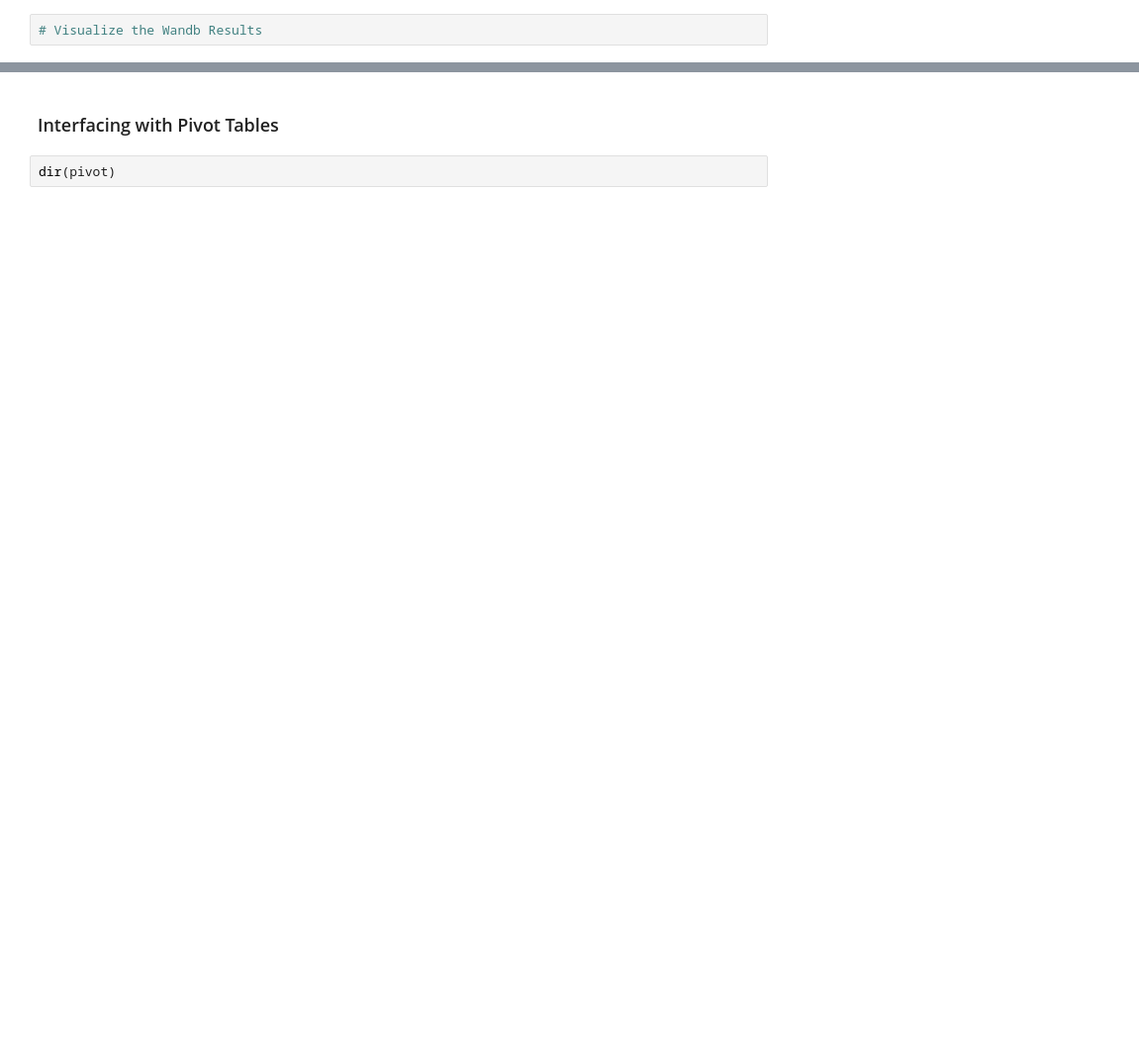
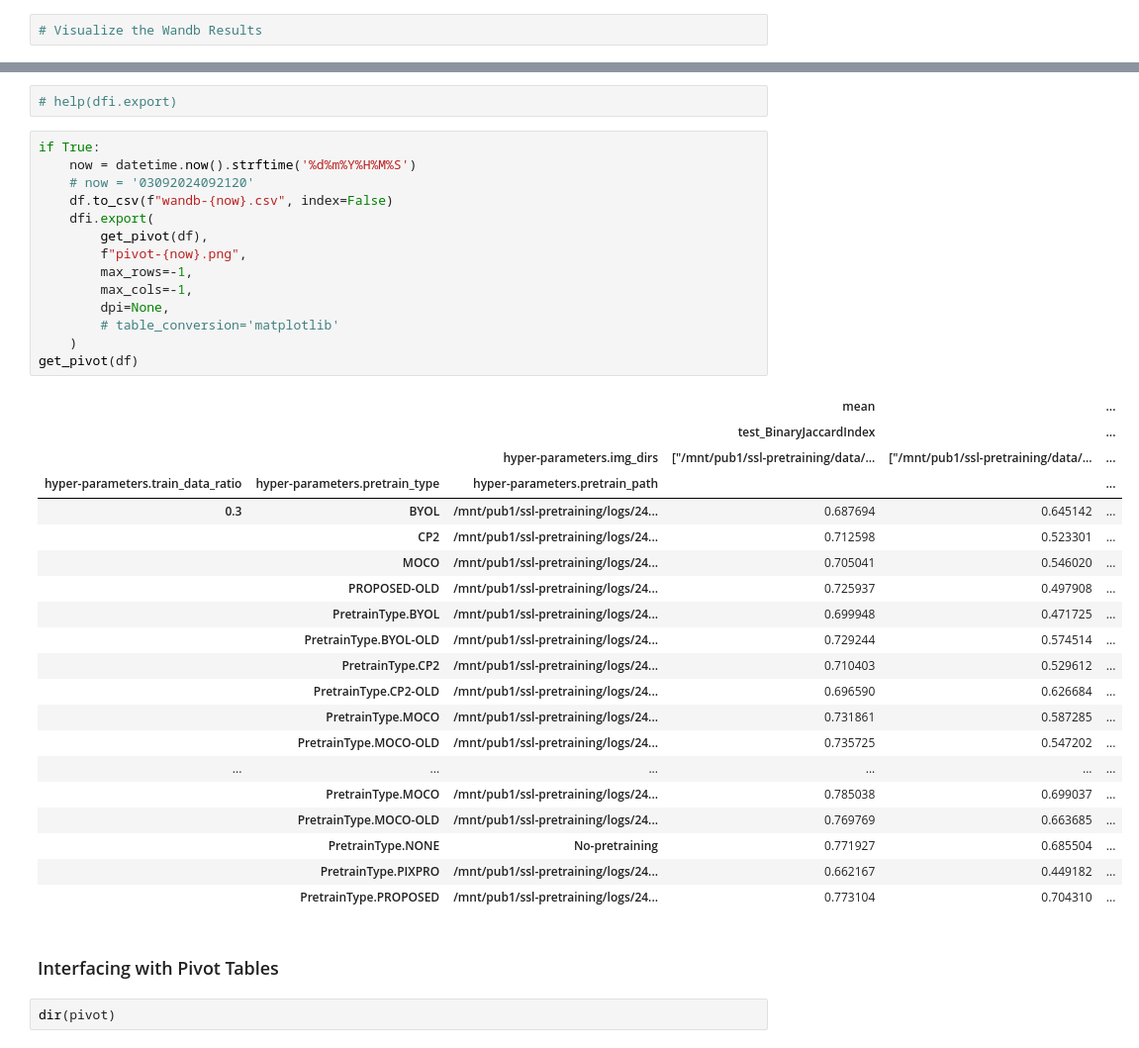
Before and after one commit to kimathikaai/CP2, a Jupyter notebook: tools/wandb.ipynb, the cells around one changed output, grey strips where cells are left out. Shown at 99% size. Saved outputs shown, nothing was run; the diff lists cells and outputs as text; blank space fills up the shorter version.

```diff
--- a/tools/wandb.ipynb
+++ b/tools/wandb.ipynb
@@ -176,3 +211,40 @@ for dataset in datasets:
+# %%
+# help(dfi.export)
+# %%
+if True:
+    now = datetime.now().strftime('%d%m%Y%H%M%S')
+    # now = '03092024092120'
+    df.to_csv(f"wandb-{now}.csv", index=False)
+    dfi.export(
+        get_pivot(df),
+        f"pivot-{now}.png",
+        max_rows=-1,
+        max_cols=-1,
+        dpi=None,
+        # table_conversion='matplotlib'
+    )
+get_pivot(df)
+# %% [output]
+|  |  |  | mean |  | ... |
+|  |  |  | test_BinaryJaccardIndex |  | ... |
+|  |  | hyper-parameters.img_dirs | ["/mnt/pub1/ssl-pretraining/data/... | ["/mnt/pub1/ssl-pretraining/data/... | ... |
+| hyper-parameters.train_data_ratio | hyper-parameters.pretrain_type | hyper-parameters.pretrain_path |  |  | ... |
+| 0.3 | BYOL | /mnt/pub1/ssl-pretraining/logs/24... | 0.687694 | 0.645142 | ... |
+|  | CP2 | /mnt/pub1/ssl-pretraining/logs/24... | 0.712598 | 0.523301 | ... |
+|  | MOCO | /mnt/pub1/ssl-pretraining/logs/24... | 0.705041 | 0.546020 | ... |
+|  | PROPOSED-OLD | /mnt/pub1/ssl-pretraining/logs/24... | 0.725937 | 0.497908 | ... |
+|  | PretrainType.BYOL | /mnt/pub1/ssl-pretraining/logs/24... | 0.699948 | 0.471725 | ... |
+|  | PretrainType.BYOL-OLD | /mnt/pub1/ssl-pretraining/logs/24... | 0.729244 | 0.574514 | ... |
+|  | PretrainType.CP2 | /mnt/pub1/ssl-pretraining/logs/24... | 0.710403 | 0.529612 | ... |
+|  | PretrainType.CP2-OLD | /mnt/pub1/ssl-pretraining/logs/24... | 0.696590 | 0.626684 | ... |
+|  | PretrainType.MOCO | /mnt/pub1/ssl-pretraining/logs/24... | 0.731861 | 0.587285 | ... |
+|  | PretrainType.MOCO-OLD | /mnt/pub1/ssl-pretraining/logs/24... | 0.735725 | 0.547202 | ... |
+| ... | ... | ... | ... | ... | ... |
+|  | PretrainType.MOCO | /mnt/pub1/ssl-pretraining/logs/24... | 0.785038 | 0.699037 | ... |
+|  | PretrainType.MOCO-OLD | /mnt/pub1/ssl-pretraining/logs/24... | 0.769769 | 0.663685 | ... |
+|  | PretrainType.NONE | No-pretraining | 0.771927 | 0.685504 | ... |
+|  | PretrainType.PIXPRO | /mnt/pub1/ssl-pretraining/logs/24... | 0.662167 | 0.449182 | ... |
+|  | PretrainType.PROPOSED | /mnt/pub1/ssl-pretraining/logs/24... | 0.773104 | 0.704310 | ... |
 # %% [markdown]
 ### Interfacing with Pivot Tables
 # %%
```
Also changed, not shown: parts of 13 cells of this notebook.
